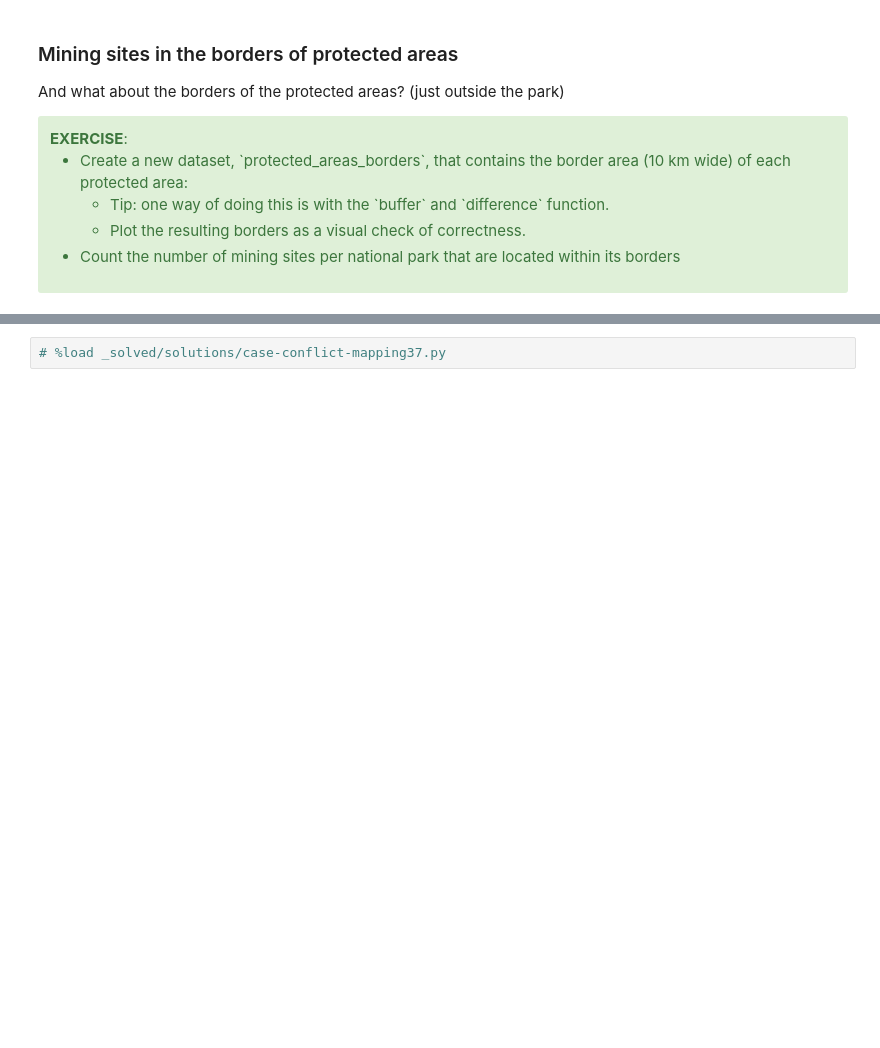
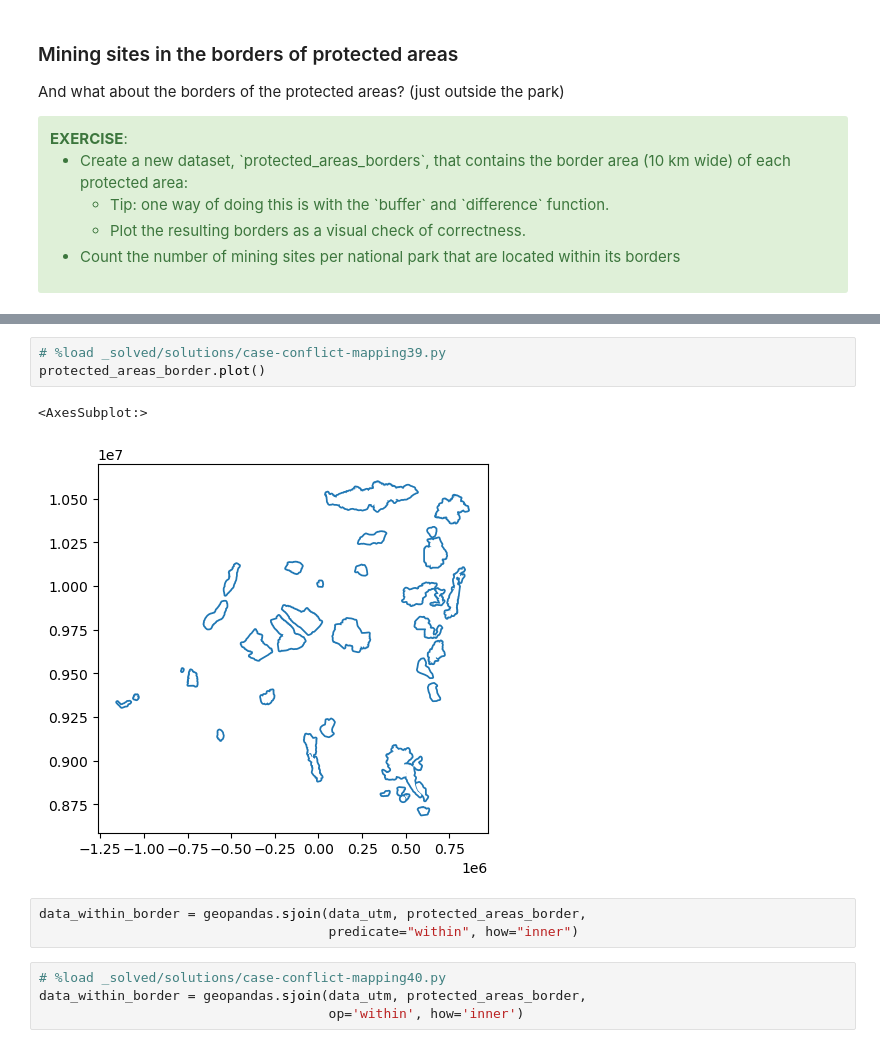
Before and after one commit to ThomasService/scipy2018-geospatial-data, a Jupyter notebook: case-conflict-mapping.ipynb, the cells around one changed output, grey strips where cells are left out. Drawn from its saved outputs; the diff is of its cells as text; blank space fills up the shorter version.

```diff
--- a/case-conflict-mapping.ipynb
+++ b/case-conflict-mapping.ipynb
@@ -376,3 +493,14 @@ And what about the borders of the protected areas? (just outside the park)
 # %%
-# %load _solved/solutions/case-conflict-mapping37.py
+# %load _solved/solutions/case-conflict-mapping39.py
+protected_areas_border.plot()
+# %% [output]
+<AxesSubplot:>
+[figure, added]
+# %%
+data_within_border = geopandas.sjoin(data_utm, protected_areas_border,
+                                     predicate="within", how="inner")
+# %%
+# %load _solved/solutions/case-conflict-mapping40.py
+data_within_border = geopandas.sjoin(data_utm, protected_areas_border,
+                                     op='within', how='inner')
 # %%
```
Also changed, not shown: parts of 32 cells of this notebook.
